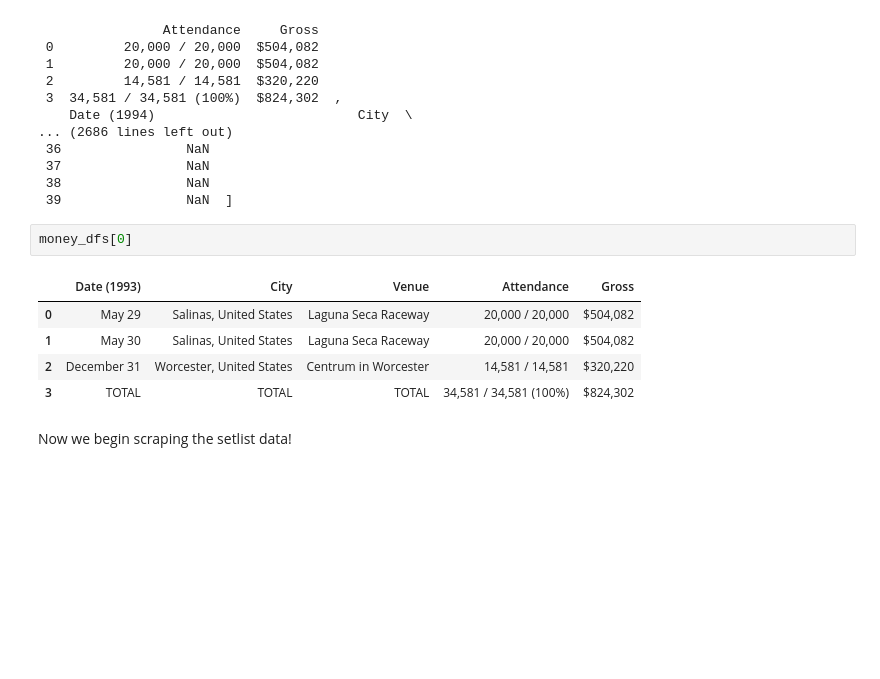
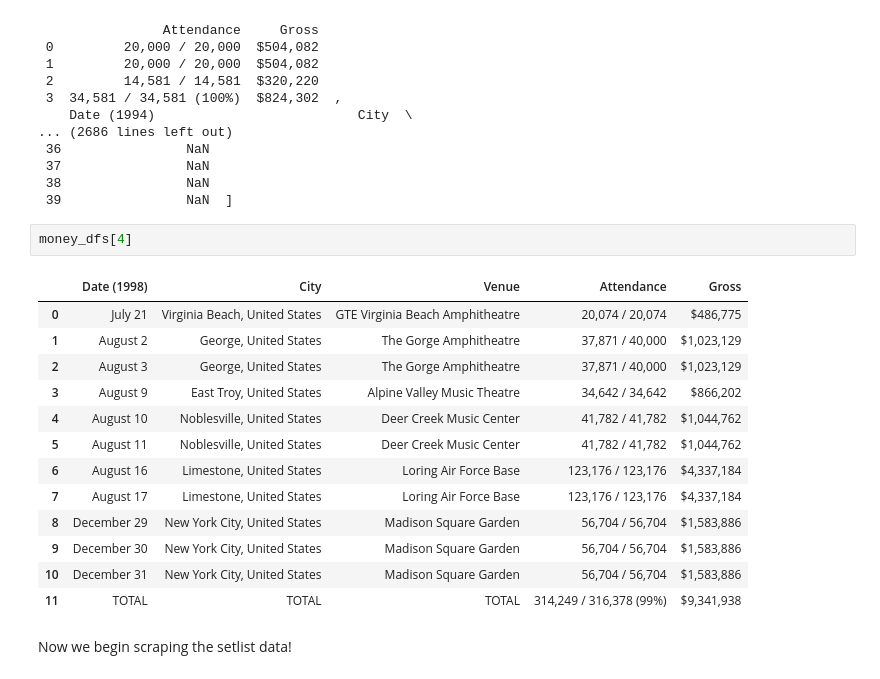
Before and after one commit to digital-buddha42/Phish-data-web-scraping, a Jupyter notebook: Phish Concert Data ETL.ipynb, the cells around one changed output. Saved outputs shown, nothing was run; the diff lists cells and outputs as text; blank space fills up the shorter version.

```diff
--- a/Phish Concert Data ETL.ipynb
+++ b/Phish Concert Data ETL.ipynb
@@ -48,13 +57,21 @@ money_dfs
  38                NaN
  39                NaN  ]
 # %%
-money_dfs[0]
+money_dfs[4]
 # %% [output]
-|  | Date (1993) | City | Venue | Attendance | Gross |
-| 0 | May 29 | Salinas, United States | Laguna Seca Raceway | 20,000 / 20,000 | $504,082 |
-| 1 | May 30 | Salinas, United States | Laguna Seca Raceway | 20,000 / 20,000 | $504,082 |
-| 2 | December 31 | Worcester, United States | Centrum in Worcester | 14,581 / 14,581 | $320,220 |
-| 3 | TOTAL | TOTAL | TOTAL | 34,581 / 34,581 (100%) | $824,302 |
+|  | Date (1998) | City | Venue | Attendance | Gross |
+| 0 | July 21 | Virginia Beach, United States | GTE Virginia Beach Amphitheatre | 20,074 / 20,074 | $486,775 |
+| 1 | August 2 | George, United States | The Gorge Amphitheatre | 37,871 / 40,000 | $1,023,129 |
+| 2 | August 3 | George, United States | The Gorge Amphitheatre | 37,871 / 40,000 | $1,023,129 |
+| 3 | August 9 | East Troy, United States | Alpine Valley Music Theatre | 34,642 / 34,642 | $866,202 |
+| 4 | August 10 | Noblesville, United States | Deer Creek Music Center | 41,782 / 41,782 | $1,044,762 |
+| 5 | August 11 | Noblesville, United States | Deer Creek Music Center | 41,782 / 41,782 | $1,044,762 |
+| 6 | August 16 | Limestone, United States | Loring Air Force Base | 123,176 / 123,176 | $4,337,184 |
+| 7 | August 17 | Limestone, United States | Loring Air Force Base | 123,176 / 123,176 | $4,337,184 |
+| 8 | December 29 | New York City, United States | Madison Square Garden | 56,704 / 56,704 | $1,583,886 |
+| 9 | December 30 | New York City, United States | Madison Square Garden | 56,704 / 56,704 | $1,583,886 |
+| 10 | December 31 | New York City, United States | Madison Square Garden | 56,704 / 56,704 | $1,583,886 |
+| 11 | TOTAL | TOTAL | TOTAL | 314,249 / 316,378 (99%) | $9,341,938 |
 # %% [markdown]
 Now we begin scraping the setlist data!
 # %%
```
Also changed, not shown: parts of 37 cells of this notebook.
